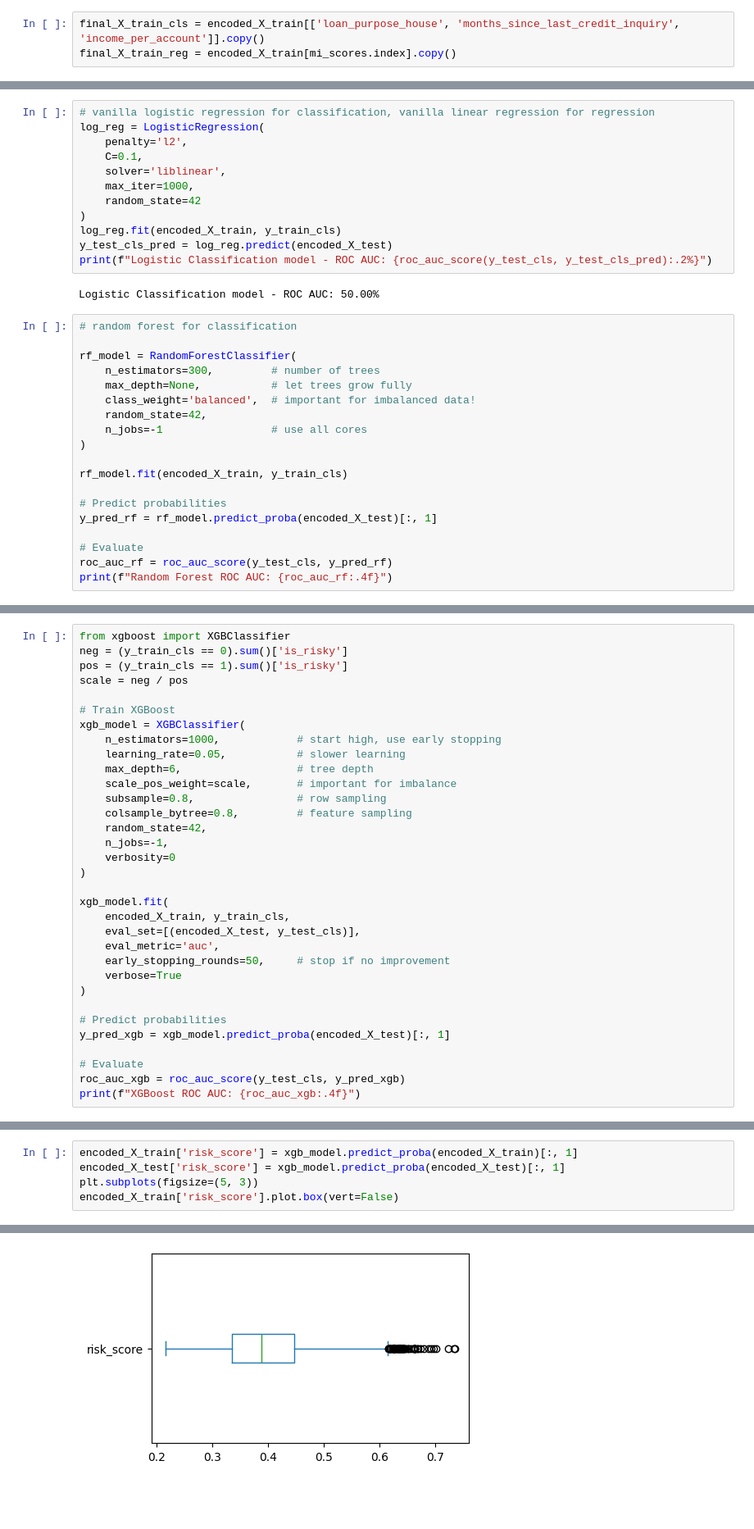
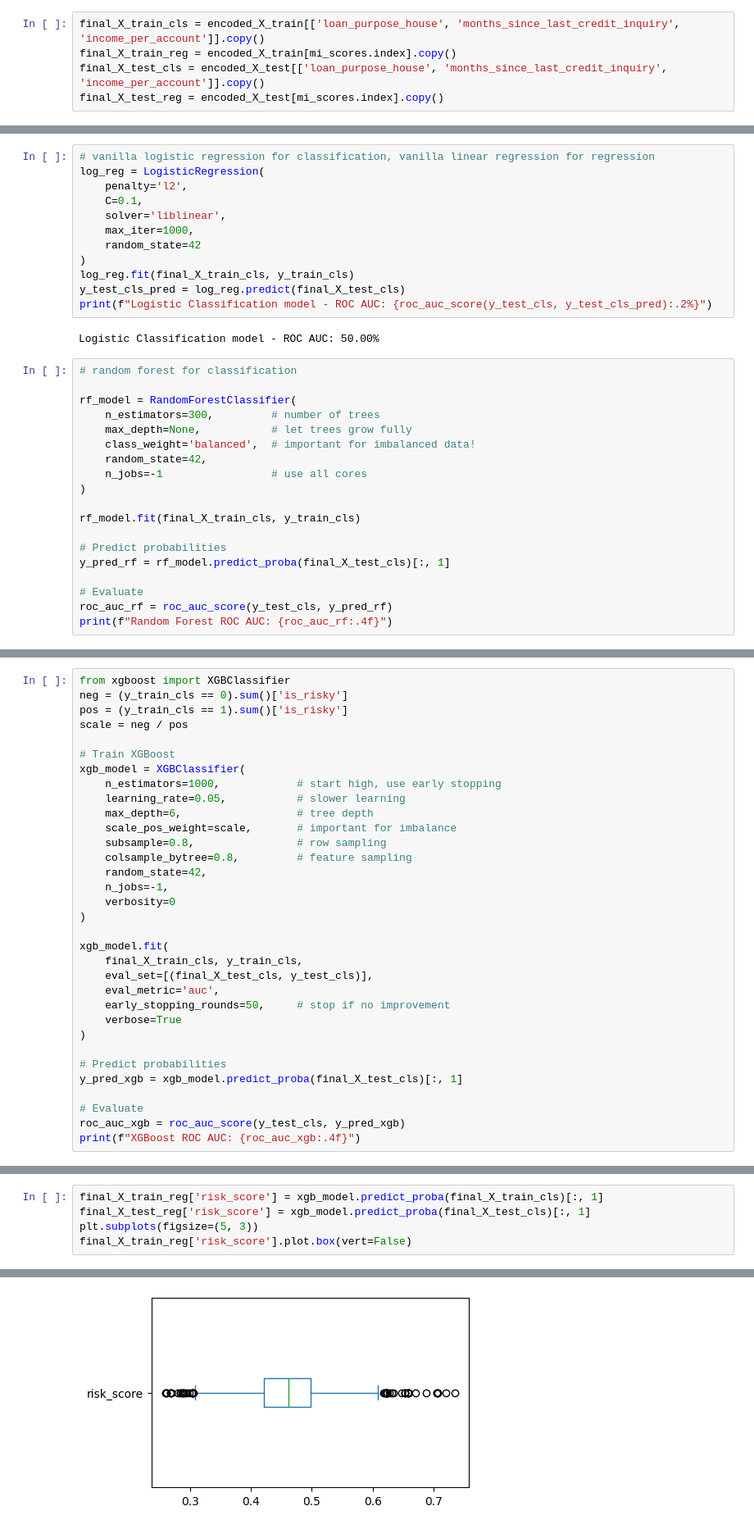
Before and after one commit to theodora-yko/lending_interest_rate_prediction, a Jupyter notebook: final.ipynb, the cells around one changed output, grey strips where cells are left out. Shown at 82% size. Cells and saved outputs as stored; diff of their text form; blank space fills up the shorter version.

```diff
--- a/final.ipynb
+++ b/final.ipynb
@@ -505,3 +520,5 @@ dtype: float64
 # %%
 final_X_train_cls = encoded_X_train[['loan_purpose_house', 'months_since_last_credit_inquiry', 'income_per_account']].copy()
 final_X_train_reg = encoded_X_train[mi_scores.index].copy()
+final_X_test_cls = encoded_X_test[['loan_purpose_house', 'months_since_last_credit_inquiry', 'income_per_account']].copy()
+final_X_test_reg = encoded_X_test[mi_scores.index].copy()
@@ -544,8 +569,8 @@ log_reg = LogisticRegression(
     max_iter=1000,
     random_state=42
 )
-log_reg.fit(encoded_X_train, y_train_cls)
-y_test_cls_pred = log_reg.predict(encoded_X_test)
+log_reg.fit(final_X_train_cls, y_train_cls)
+y_test_cls_pred = log_reg.predict(final_X_test_cls)
 print(f"Logistic Classification model - ROC AUC: {roc_auc_score(y_test_cls, y_test_cls_pred):.2%}")
 # %% [output]
 Logistic Classification model - ROC AUC: 50.00%
@@ -560,10 +585,10 @@ rf_model = RandomForestClassifier(
     n_jobs=-1                 # use all cores
 )
 
-rf_model.fit(encoded_X_train, y_train_cls)
+rf_model.fit(final_X_train_cls, y_train_cls)
 
 # Predict probabilities
-y_pred_rf = rf_model.predict_proba(encoded_X_test)[:, 1]
+y_pred_rf = rf_model.predict_proba(final_X_test_cls)[:, 1]
 
 # Evaluate
 roc_auc_rf = roc_auc_score(y_test_cls, y_pred_rf)
@@ -590,15 +615,15 @@ xgb_model = XGBClassifier(
 )
 
 xgb_model.fit(
-    encoded_X_train, y_train_cls,
-    eval_set=[(encoded_X_test, y_test_cls)],
+    final_X_train_cls, y_train_cls,
+    eval_set=[(final_X_test_cls, y_test_cls)],
     eval_metric='auc',
     early_stopping_rounds=50,     # stop if no improvement
     verbose=True
 )
 
 # Predict probabilities
-y_pred_xgb = xgb_model.predict_proba(encoded_X_test)[:, 1]
+y_pred_xgb = xgb_model.predict_proba(final_X_test_cls)[:, 1]
 
 # Evaluate
 roc_auc_xgb = roc_auc_score(y_test_cls, y_pred_xgb)
@@ -636,12 +661,12 @@ XGBoost ROC AUC: 0.6194
 
 - output: `interest_rate` or the predicted interest rate for low-risk loans, will be used to calculate the profit from the lending strategy.
 # %%
-encoded_X_train['risk_score'] = xgb_model.predict_proba(encoded_X_train)[:, 1]
-encoded_X_test['risk_score'] = xgb_model.predict_proba(encoded_X_test)[:, 1]
+final_X_train_reg['risk_score'] = xgb_model.predict_proba(final_X_train_cls)[:, 1]
+final_X_test_reg['risk_score'] = xgb_model.predict_proba(final_X_test_cls)[:, 1]
 plt.subplots(figsize=(5, 3))
-encoded_X_train['risk_score'].plot.box(vert=False)
+final_X_train_reg['risk_score'].plot.box(vert=False)
 # %% [output]
 <Axes: >
-[figure, old version]
+[figure, new version]
 # %%
 threshold = 0.5
```
Also changed, not shown: parts of 21 cells of this notebook.
